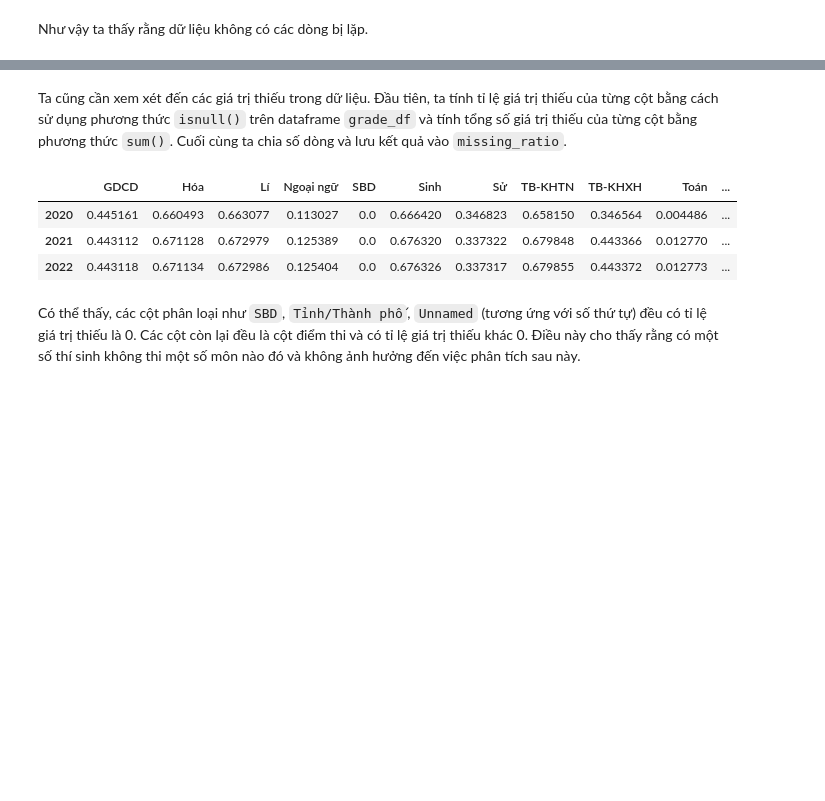
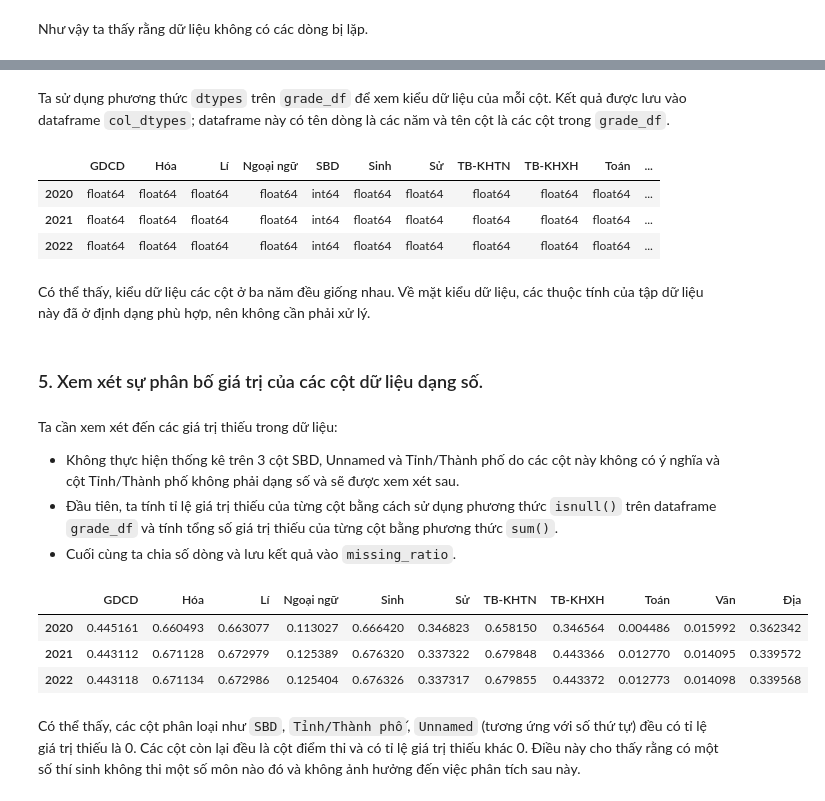
Before and after one commit to VTaPo/Project_LT_LTKHDL, a Jupyter notebook: DataExploring.ipynb, the cells around one changed output, grey strips where cells are left out. Drawn from its saved outputs; the diff is of its cells as text; code cells hidden in the pictures; blank space fills up the shorter version.

Commit message:
Khám phá dữ liệu chung cho 3 năm

```diff
--- a/DataExploring.ipynb
+++ b/DataExploring.ipynb
@@ -85,16 +85,36 @@ Như vậy ta thấy rằng dữ liệu không có các dòng bị lặp.
+# %% [markdown]
+Ta sử dụng phương thức `dtypes` trên `grade_df` để xem kiểu dữ liệu của mỗi cột. Kết quả được lưu vào dataframe `col_dtypes`; dataframe này có tên dòng là các năm và tên cột là các cột trong `grade_df`.
+# %%
+col_dtypes = {}
+for year in grade_df.keys():
+    col_dtypes[year] = grade_df[year].dtypes
+col_dtypes = pd.DataFrame(col_dtypes).T
+col_dtypes
+# %% [output]
+|  | GDCD | Hóa | Lí | Ngoại ngữ | SBD | Sinh | Sử | TB-KHTN | TB-KHXH | Toán | ... |
+| 2020 | float64 | float64 | float64 | float64 | int64 | float64 | float64 | float64 | float64 | float64 | ... |
+| 2021 | float64 | float64 | float64 | float64 | int64 | float64 | float64 | float64 | float64 | float64 | ... |
+| 2022 | float64 | float64 | float64 | float64 | int64 | float64 | float64 | float64 | float64 | float64 | ... |
+# %% [markdown]
+Có thể thấy, kiểu dữ liệu các cột ở ba năm đều giống nhau. Về mặt kiểu dữ liệu, các thuộc tính của tập dữ liệu này đã ở định dạng phù hợp, nên không cần phải xử lý.
+# %% [markdown]
+### 5. Xem xét sự phân bố giá trị của các cột dữ liệu dạng số.
 # %% [markdown]
-Ta cũng cần xem xét đến các giá trị thiếu trong dữ liệu. Đầu tiên, ta tính tỉ lệ giá trị thiếu của từng cột bằng cách sử dụng phương thức `isnull()` trên dataframe `grade_df` và tính tổng số giá trị thiếu của từng cột bằng phương thức `sum()`. Cuối cùng ta chia số dòng và lưu kết quả vào `missing_ratio`.
+Ta cần xem xét đến các giá trị thiếu trong dữ liệu:
+- Không thực hiện thống kê trên 3 cột SBD, Unnamed và Tỉnh/Thành phố do các cột này không có ý nghĩa và cột Tỉnh/Thành phố không phải dạng số và sẽ được xem xét sau.
+- Đầu tiên, ta tính tỉ lệ giá trị thiếu của từng cột bằng cách sử dụng phương thức `isnull()` trên dataframe `grade_df` và tính tổng số giá trị thiếu của từng cột bằng phương thức `sum()`.
+- Cuối cùng ta chia số dòng và lưu kết quả vào `missing_ratio`.
 # %%
 missing_ratio = {}
 for year in grade_df.keys():
-	missing_ratio[year] = grade_df[year].isnull().sum() / n_rows[year]
+    missing_ratio[year] = grade_df[year].select_dtypes(include=['float64']).isnull().sum() / n_rows[year]
 missing_ratio = pd.DataFrame(missing_ratio).T
 missing_ratio
 # %% [output]
-|  | GDCD | Hóa | Lí | Ngoại ngữ | SBD | Sinh | Sử | TB-KHTN | TB-KHXH | Toán | ... |
-| 2020 | 0.445161 | 0.660493 | 0.663077 | 0.113027 | 0.0 | 0.666420 | 0.346823 | 0.658150 | 0.346564 | 0.004486 | ... |
-| 2021 | 0.443112 | 0.671128 | 0.672979 | 0.125389 | 0.0 | 0.676320 | 0.337322 | 0.679848 | 0.443366 | 0.012770 | ... |
-| 2022 | 0.443118 | 0.671134 | 0.672986 | 0.125404 | 0.0 | 0.676326 | 0.337317 | 0.679855 | 0.443372 | 0.012773 | ... |
+|  | GDCD | Hóa | Lí | Ngoại ngữ | Sinh | Sử | TB-KHTN | TB-KHXH | Toán | Văn | Địa |
+| 2020 | 0.445161 | 0.660493 | 0.663077 | 0.113027 | 0.666420 | 0.346823 | 0.658150 | 0.346564 | 0.004486 | 0.015992 | 0.362342 |
+| 2021 | 0.443112 | 0.671128 | 0.672979 | 0.125389 | 0.676320 | 0.337322 | 0.679848 | 0.443366 | 0.012770 | 0.014095 | 0.339572 |
+| 2022 | 0.443118 | 0.671134 | 0.672986 | 0.125404 | 0.676326 | 0.337317 | 0.679855 | 0.443372 | 0.012773 | 0.014098 | 0.339568 |
 # %% [markdown]
 Có thể thấy, các cột phân loại như `SBD`, `Tỉnh/Thành phố`, `Unnamed` (tương ứng với số thứ tự) đều có tỉ lệ giá trị thiếu là 0. Các cột còn lại đều là cột điểm thi và có tỉ lệ giá trị thiếu khác 0. Điều này cho thấy rằng có một số thí sinh không thi một số môn nào đó và không ảnh hưởng đến việc phân tích sau này.
 # %% [markdown]
```
Also changed, not shown: parts of 13 cells of this notebook.
